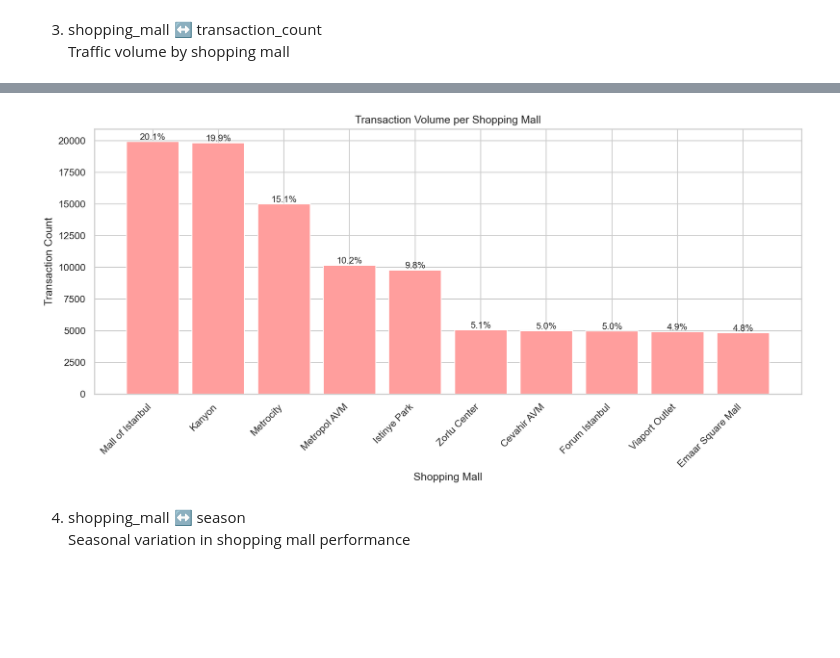
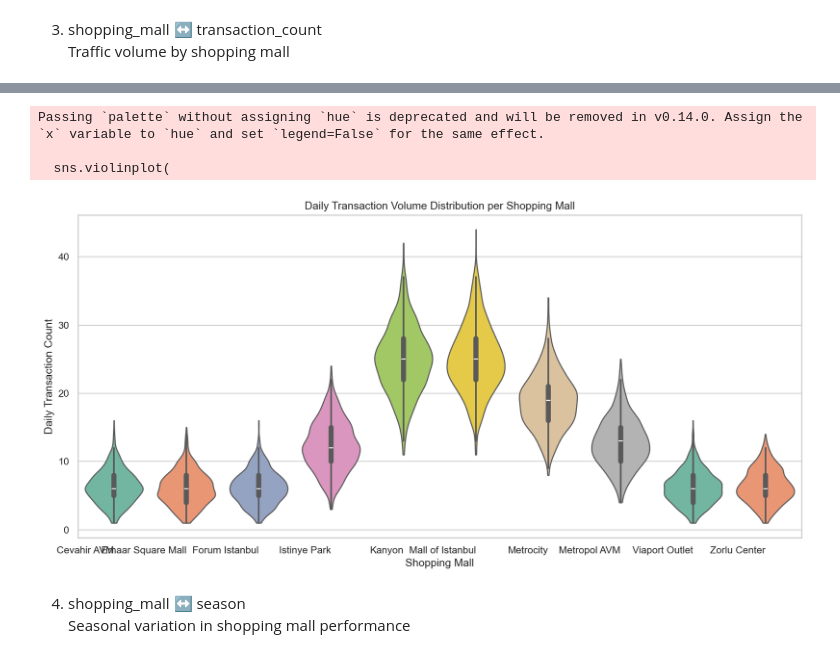
Before and after one commit to ebrarsudedogan/Mining-Retail-Behavior-in-Istanbul-Malls-Using-Consumer-Sentiment-Indices, a Jupyter notebook: data_analysis_daily/dataset_mall_analysis.ipynb, the cells around one changed output, grey strips where cells are left out. Cells and saved outputs as stored; diff of their text form; code cells hidden in the pictures; blank space fills up the shorter version.

```diff
--- a/data_analysis_daily/dataset_mall_analysis.ipynb
+++ b/data_analysis_daily/dataset_mall_analysis.ipynb
@@ -150,45 +154,47 @@ Covariance Type:            nonrobust
 3. shopping_mall ↔ transaction_count <br>
 Traffic volume by shopping mall
 # %%
-# Group by shopping mall and count transactions
-mall_traffic = (
-    df.groupby("shopping_mall")
+df["invoice_date"] = pd.to_datetime(df["invoice_date"])
+
+# 1. Daily transaction counts per shopping mall
+daily_traffic = (
+    df.groupby([df["invoice_date"].dt.date, "shopping_mall"], observed=False)
       .size()
-      .reset_index(name="transaction_count")
-      .sort_values("transaction_count", ascending=False)
+      .reset_index(name="daily_transaction_count")
 )
 
-# Display the table
-print(mall_traffic)
+print("\nSample of daily transaction counts:")
+print(daily_traffic.head())
 
-# Calculate total transactions
-total_transactions = mall_traffic["transaction_count"].sum()
+# 2. OLS regression (ANOVA) on daily transaction counts
+model = smf.ols(
+    formula="daily_transaction_count ~ C(shopping_mall)",
+    data=daily_traffic
+).fit()
 
-# Plot bar chart
+print("\nOLS Regression Results (ANOVA on daily transaction counts):")
+print(model.summary())
+
+p_value = model.f_pvalue
+if p_value < 0.05:
+    print(f"\n✅ Significant differences in daily transaction counts across shopping malls. (p = {p_value:.4f})")
+else:
+    print(f"\n❌ No significant differences in daily transaction counts across shopping malls. (p = {p_value:.4f})")
+
+# 3. Violin plot of daily transaction counts
 plt.figure(figsize=(12,6), dpi=150)
-bars = plt.bar(
-    mall_traffic["shopping_mall"],
-    mall_traffic["transaction_count"],
-    color=color1
+sns.violinplot(
+    data=daily_traffic,
+    x="shopping_mall",
+    y="daily_transaction_count",
+    inner="box",
+    cut=0,
+    palette="Set2"
 )
-
-plt.ylabel("Transaction Count")
 plt.xlabel("Shopping Mall")
-plt.title("Transaction Volume per Shopping Mall")
-plt.xticks(rotation=45, ha="right")
-
-# Annotate percentages above bars
-for bar, count in zip(bars, mall_traffic["transaction_count"]):
-    percent = (count / total_transactions) * 100
-    plt.text(
-        bar.get_x() + bar.get_width()/2,
-        bar.get_height(),
-        f"{percent:.1f}%",
-        ha='center',
-        va='bottom',
-        fontsize=10
-    )
-
+plt.ylabel("Daily Transaction Count")
+plt.title("Daily Transaction Volume Distribution per Shopping Mall")
+plt.xticks(ha="right")
 plt.tight_layout()
 plt.show()
 # %% [output]
@@ -206,4 +218,7 @@ plt.show()
+Passing `palette` without assigning `hue` is deprecated and will be removed in v0.14.0. Assign the `x` variable to `hue` and set `legend=False` for the same effect.
+
+  sns.violinplot(
-[figure, old version]
+[figure, new version]
 # %% [markdown]
 4. shopping_mall ↔ season <br>
 Seasonal variation in shopping mall performance
```
Also changed, not shown: parts of 6 cells of this notebook, 1 other file.
